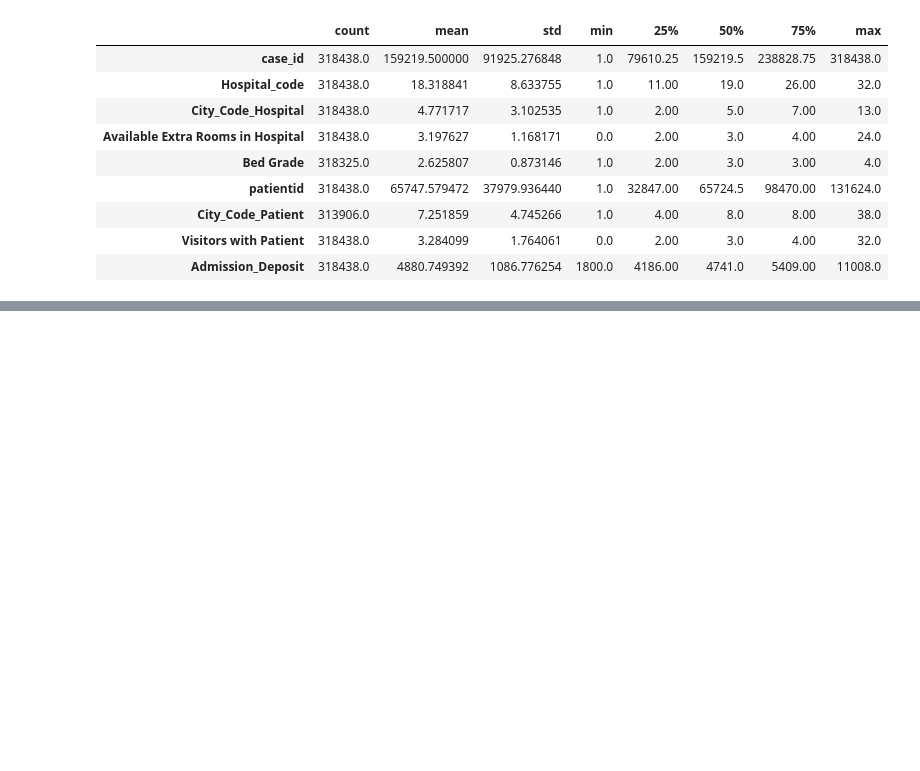
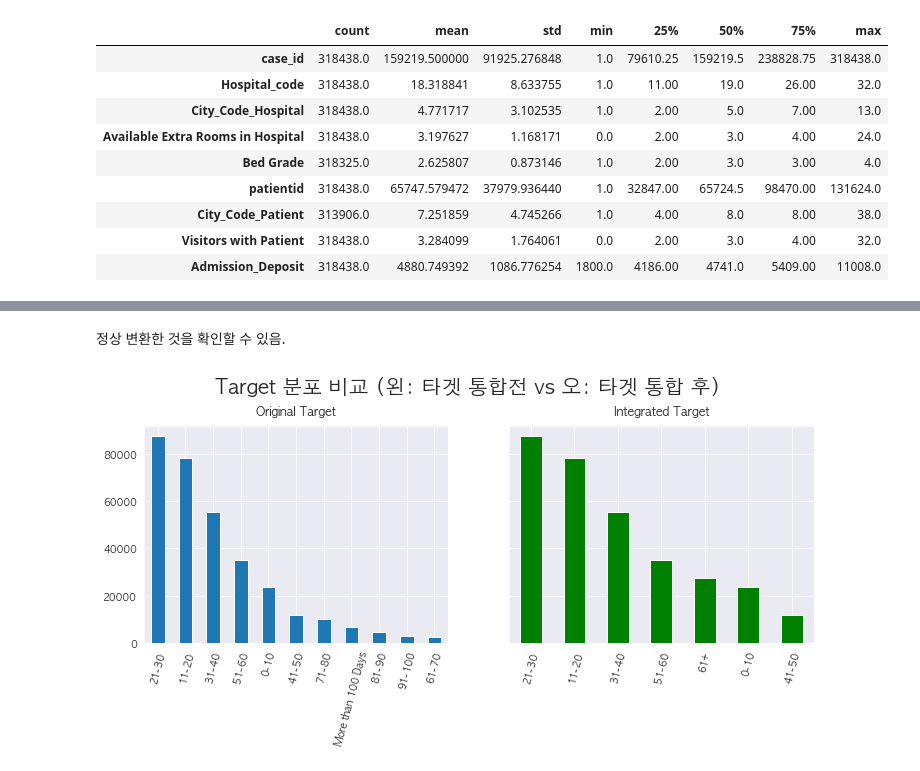
Before and after one commit to Rphabet/Imbalanced, a Jupyter notebook: EDA_and_class_definition.ipynb, the cells around one changed output, grey strips where cells are left out. Saved outputs shown, nothing was run; the diff lists cells and outputs as text; code cells hidden in the pictures; blank space fills up the shorter version.

```diff
--- a/EDA_and_class_definition.ipynb
+++ b/EDA_and_class_definition.ipynb
@@ -69,0 +270,5 @@ df['Stay'].value_counts().plot(kind='bar', ax=axes[0])
+# %%
+stay_df = df.copy()
+# %%
+stay_df.loc[df['Stay'].isin(idx_list[6:]), 'Stay'] = '61+'
+stay_df['Stay'].value_counts().sort_index() / len(stay_df) * 100
@@ -69,0 +284,20 @@ df['Stay'].value_counts().plot(kind='bar', ax=axes[0])
+# %% [markdown]
+정상 변환한 것을 확인할 수 있음.
+# %%
+fig, ax = plt.subplots(1, 2, figsize=(12,4), sharey=True)
+
+fig.suptitle('Target 분포 비교 (왼: 타겟 통합전 vs 오: 타겟 통합 후)', fontsize=20, y=1.05)
+
+# ax number 1 : Before
+df['Stay'].value_counts().plot(kind='bar', ax=ax[0])
+ax[0].tick_params(axis='x', labelrotation=75)
+ax[0].set_title('Original Target', y=1.02)
+
+# ax number 2 : After
+stay_df['Stay'].value_counts().plot(kind='bar', color='green', ax=ax[1])
+ax[1].tick_params(axis='x', labelrotation=75)
+ax[1].set_title('Integrated Target', y=1.02)
+
+plt.show()
+# %% [output]
+[figure, added]
```
Also changed, not shown: parts of 55 cells of this notebook.
